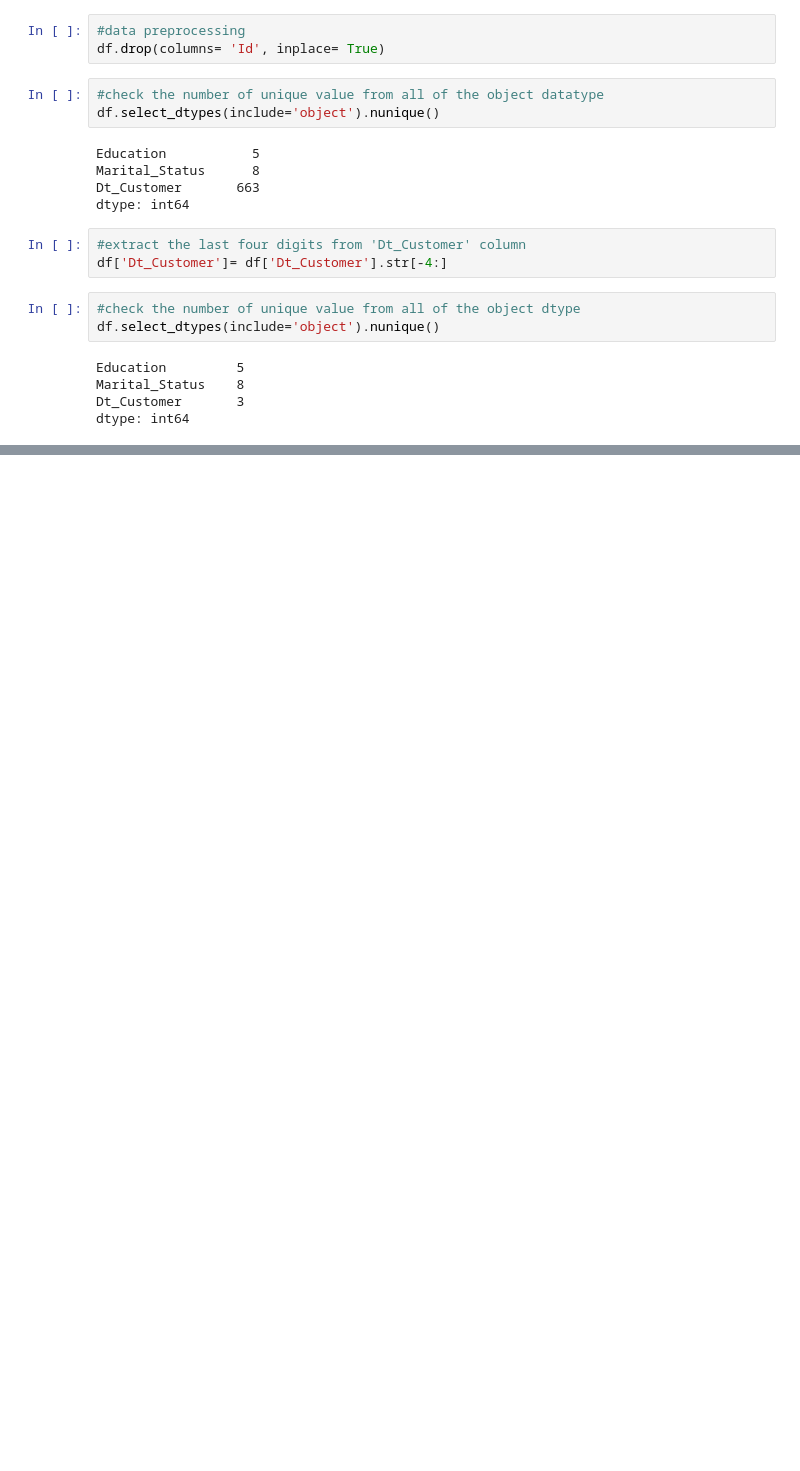
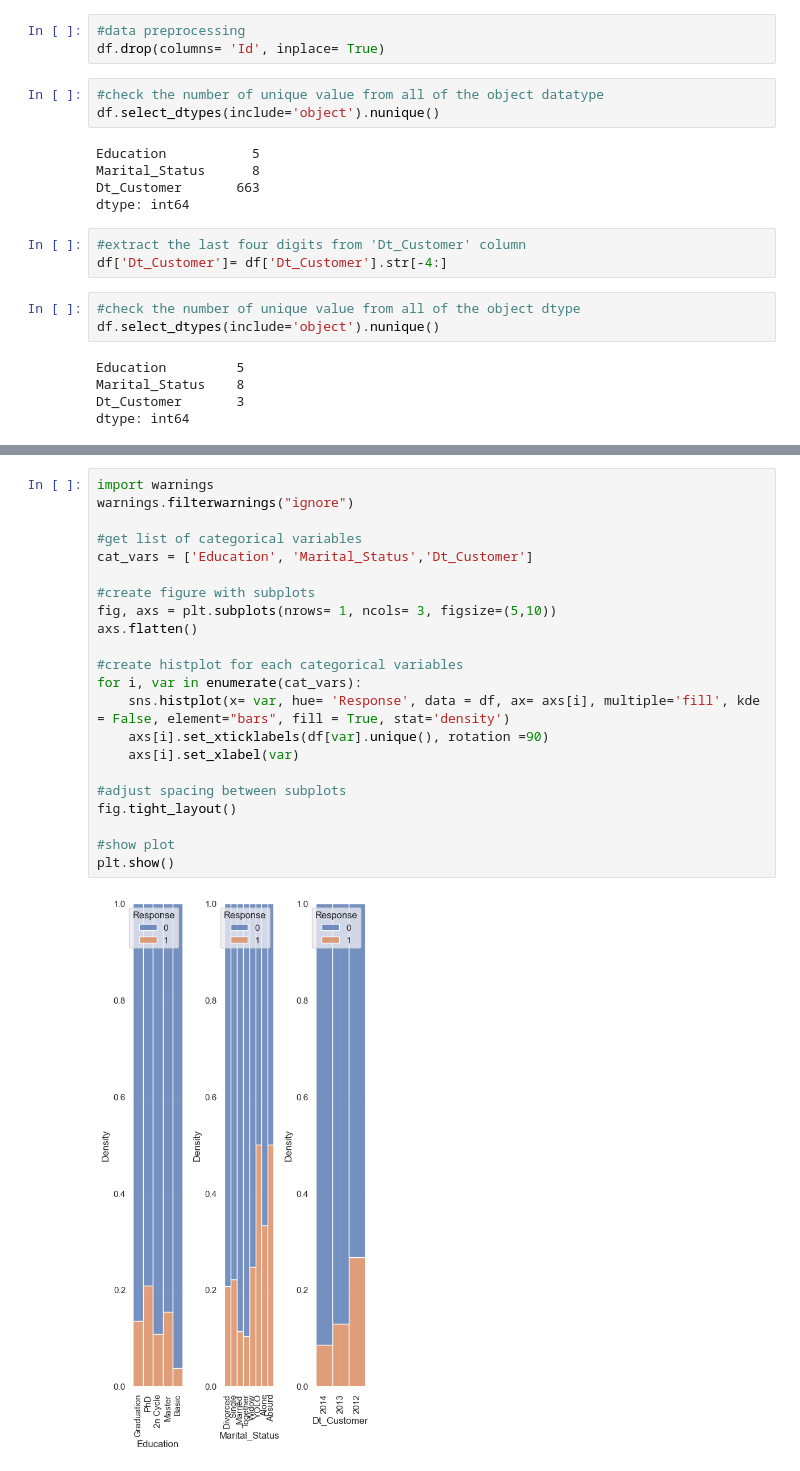
Before and after one commit to mansi104-ai/100_days_ml_code, a Jupyter notebook: Day18(supermarket_data).ipynb, the cells around one changed output, grey strips where cells are left out. Drawn from its saved outputs; the diff is of its cells as text; blank space fills up the shorter version.

```diff
--- a/Day18(supermarket_data).ipynb
+++ b/Day18(supermarket_data).ipynb
@@ -39,0 +53,24 @@ axs = axs.flatten()
+# %%
+import warnings
+warnings.filterwarnings("ignore")
+
+#get list of categorical variables
+cat_vars = ['Education', 'Marital_Status','Dt_Customer']
+
+#create figure with subplots
+fig, axs = plt.subplots(nrows= 1, ncols= 3, figsize=(5,10))
+axs.flatten()
+
+#create histplot for each categorical variables
+for i, var in enumerate(cat_vars):
+    sns.histplot(x= var, hue= 'Response', data = df, ax= axs[i], multiple='fill', kde = False, element="bars", fill = True, stat='density')
+    axs[i].set_xticklabels(df[var].unique(), rotation =90)
+    axs[i].set_xlabel(var)
+
+#adjust spacing between subplots
+fig.tight_layout()
+
+#show plot
+plt.show()
+# %% [output]
+[figure, added]
```
Also changed, not shown: parts of 25 cells of this notebook.
